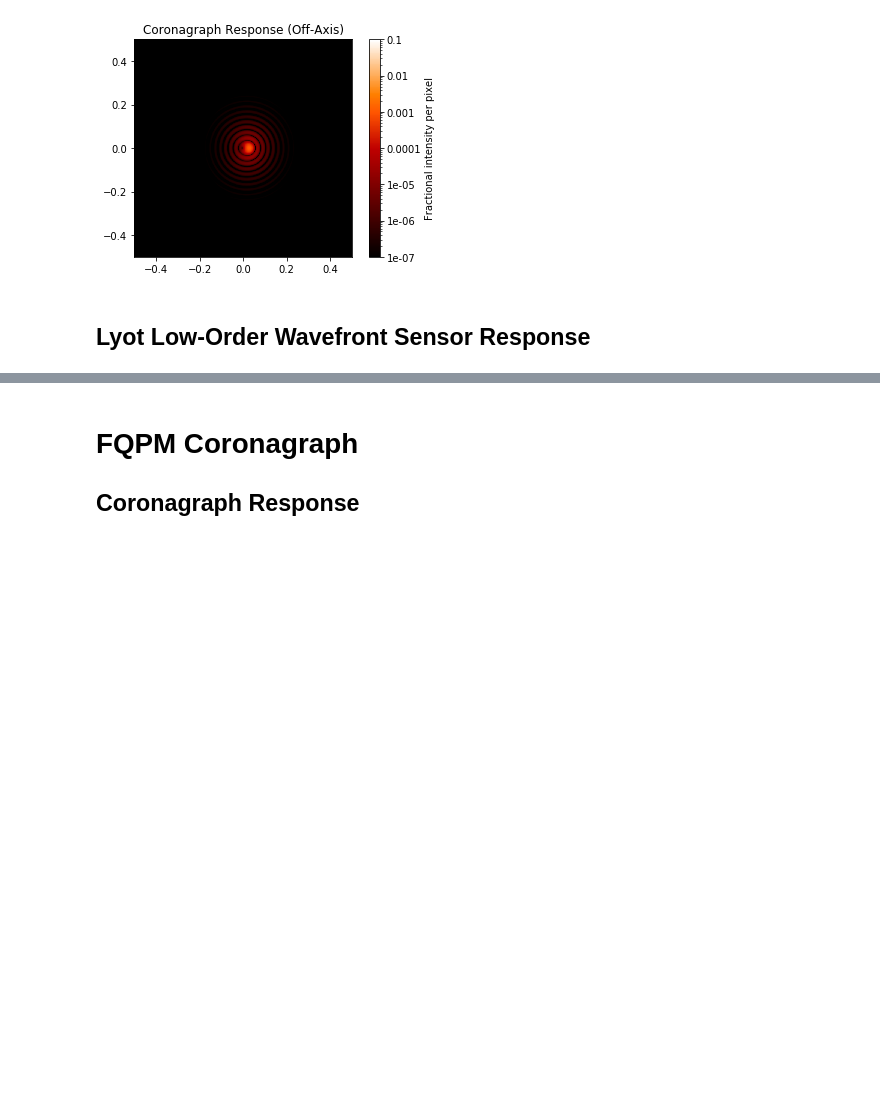
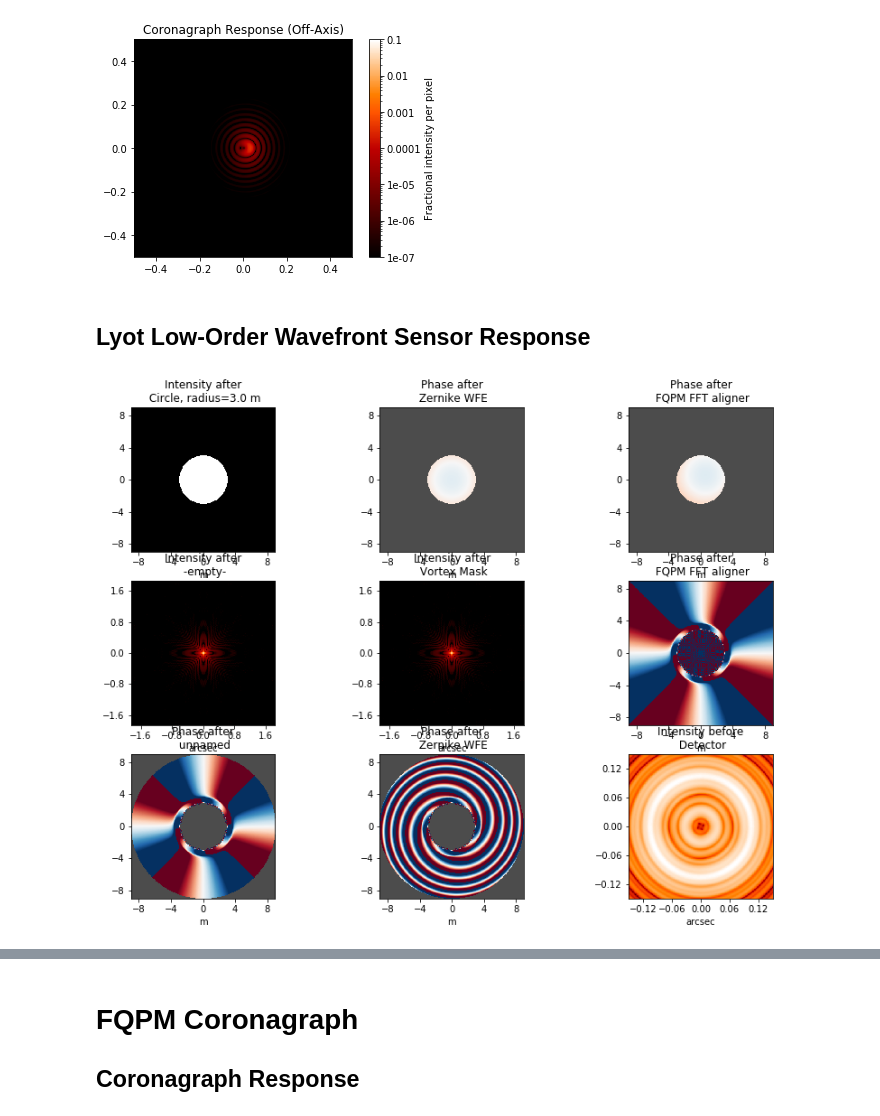
Before and after one commit to gregwallan/coronagraph-NN-data-gen, a Jupyter notebook: Test Responses.ipynb, the cells around one changed output, grey strips where cells are left out. Cells and saved outputs as stored; diff of their text form; code cells hidden in the pictures; blank space fills up the shorter version.

```diff
--- a/Test Responses.ipynb
+++ b/Test Responses.ipynb
@@ -62 +65,6 @@ llowfs_defocus = make_coronagraph([0,0,0,100e-9],wavelength=wavelength,oversampl
+# %%
+plt.figure(figsize=(14,10))
+psf_defocus = llowfs_defocus.calc_psf(wavelength=wavelength, display_intermediates=True)
+# %% [output]
+[figure, added]
 # %%
```
Also changed, not shown: parts of 13 cells of this notebook, 3 other files.
